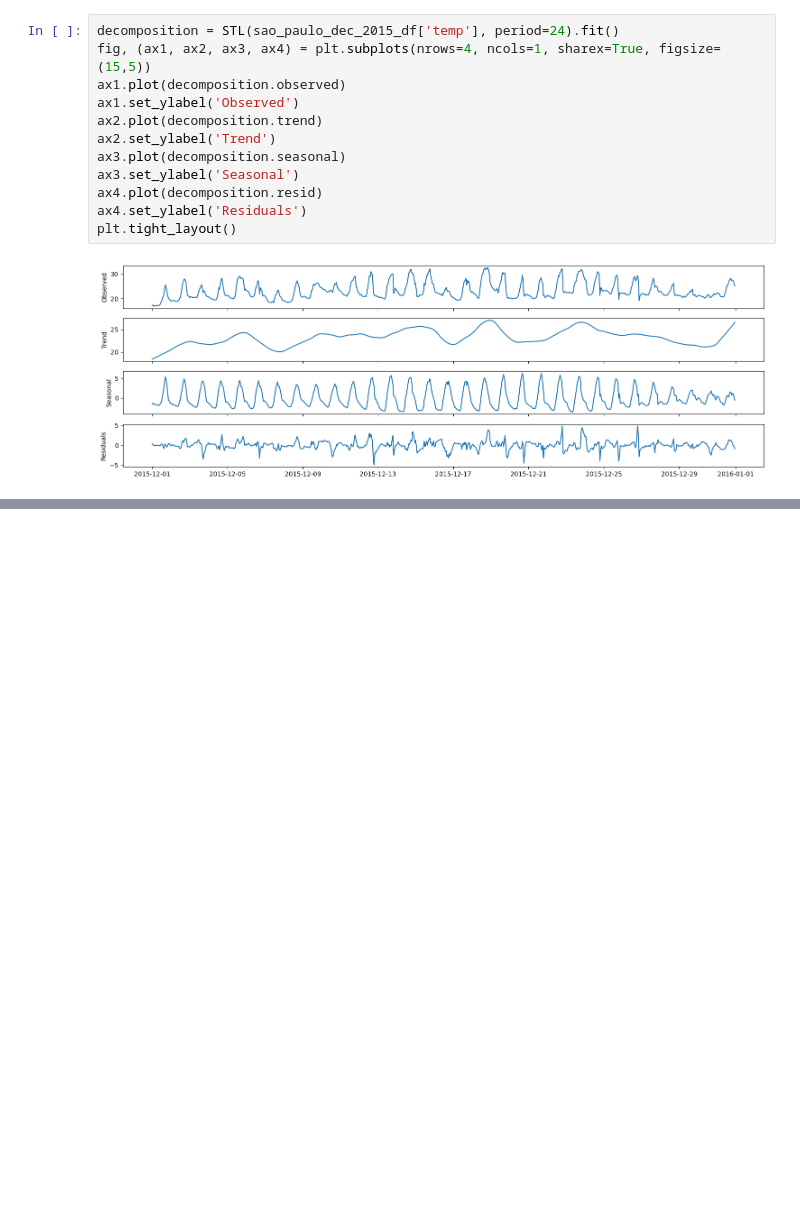
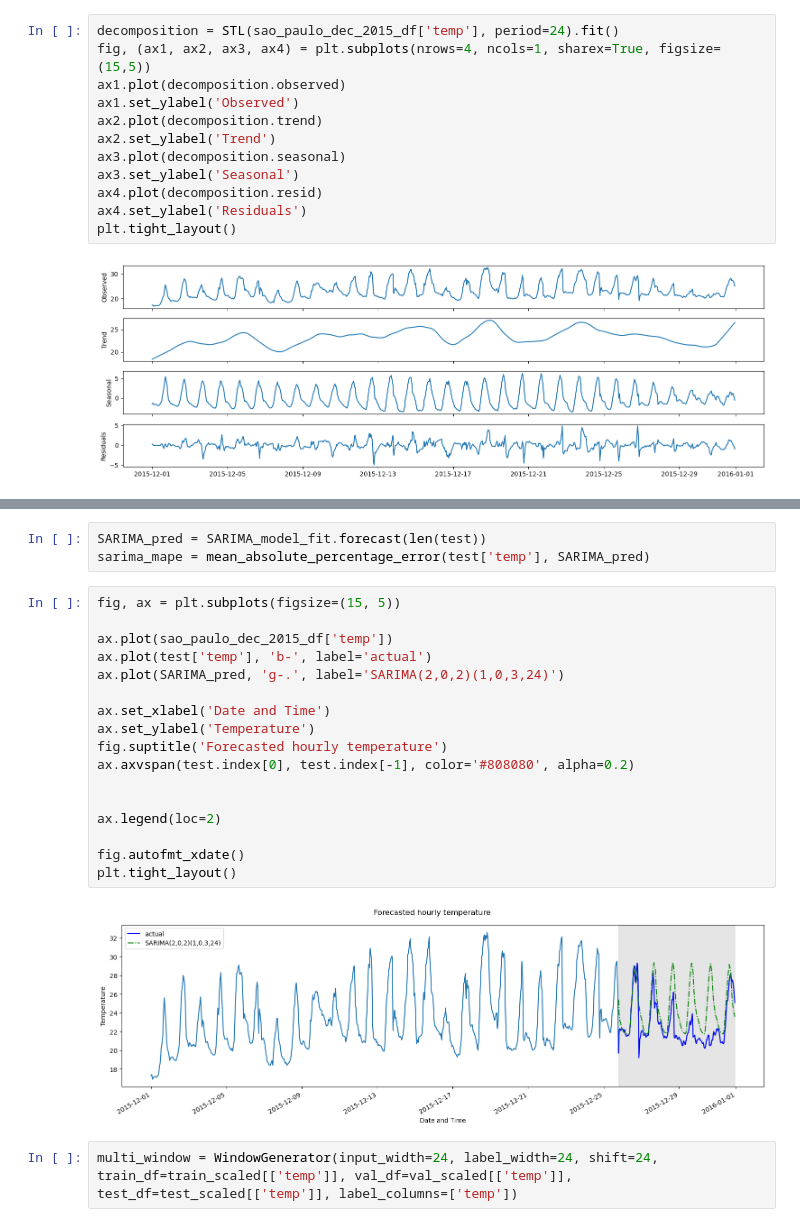
Before and after one commit to Mapua-Data-Science/module-3-exam-sudeste-acenas_carreon, a Jupyter notebook: src/notebook.ipynb, the cells around one changed output, grey strips where cells are left out. Saved outputs shown, nothing was run; the diff lists cells and outputs as text; blank space fills up the shorter version.

```diff
--- a/src/notebook.ipynb
+++ b/src/notebook.ipynb
@@ -157,0 +206,24 @@ SARIMA_result_df
+# %%
+SARIMA_pred = SARIMA_model_fit.forecast(len(test))
+sarima_mape = mean_absolute_percentage_error(test['temp'], SARIMA_pred)
+# %%
+fig, ax = plt.subplots(figsize=(15, 5))
+
+ax.plot(sao_paulo_dec_2015_df['temp'])
+ax.plot(test['temp'], 'b-', label='actual')
+ax.plot(SARIMA_pred, 'g-.', label='SARIMA(2,0,2)(1,0,3,24)')
+
+ax.set_xlabel('Date and Time')
+ax.set_ylabel('Temperature')
+fig.suptitle('Forecasted hourly temperature')
+ax.axvspan(test.index[0], test.index[-1], color='#808080', alpha=0.2)
+
+
+ax.legend(loc=2)
+
+fig.autofmt_xdate()
+plt.tight_layout()
+# %% [output]
+[figure, added]
+# %%
+multi_window = WindowGenerator(input_width=24, label_width=24, shift=24, train_df=train_scaled[['temp']], val_df=val_scaled[['temp']], test_df=test_scaled[['temp']], label_columns=['temp'])
```
Also changed, not shown: parts of 16 cells of this notebook.
